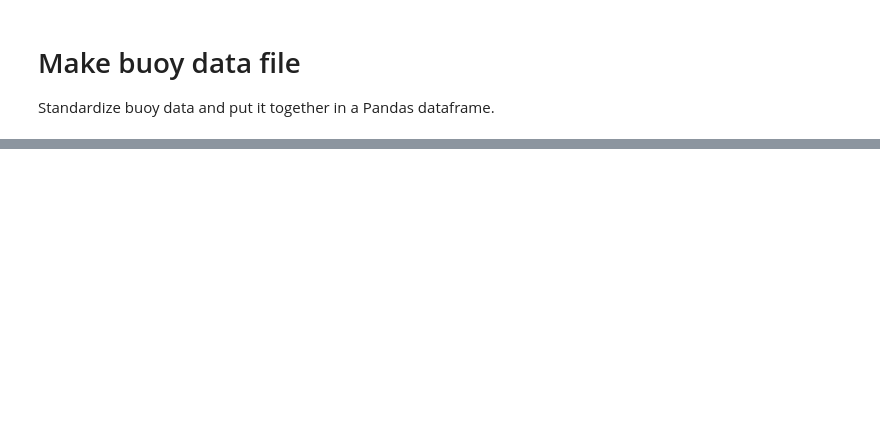
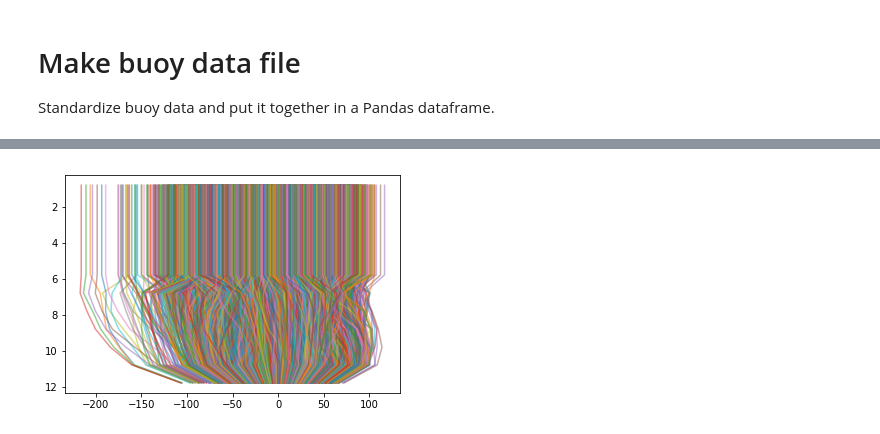
Before and after one commit to kthyng/flood_estimate, a Jupyter notebook: make_data.ipynb, the cells around one changed output, grey strips where cells are left out. Cells and saved outputs as stored; diff of their text form; code cells hidden in the pictures; blank space fills up the shorter version.

```diff
--- a/make_data.ipynb
+++ b/make_data.ipynb
@@ -148,0 +232,8 @@ if not os.path.exists(savename):
+# %%
+# extrapolate straight up and down for each profile
+newdepths = np.concatenate((np.array([0.81, 1.81, 2.81]), depths, np.array([11.79])))
+newdepths
+news = np.zeros((s.shape[0], newdepths.size))
+for i in range(s.shape[0]):
+    news[i,:] = np.concatenate((np.ones(6)*s[i,0], s[i,3:], np.array([s[i,-1]/1.5])))
+news
@@ -148,0 +248,6 @@ if not os.path.exists(savename):
+# %%
+plt.plot(news.T, newdepths, '-', alpha=0.5)
+#     plt.vlines(s.mean(), depths[0], depths[-1])
+plt.gca().invert_yaxis()
+# %% [output]
+[figure, added]
```
Also changed, not shown: parts of 17 cells of this notebook.
